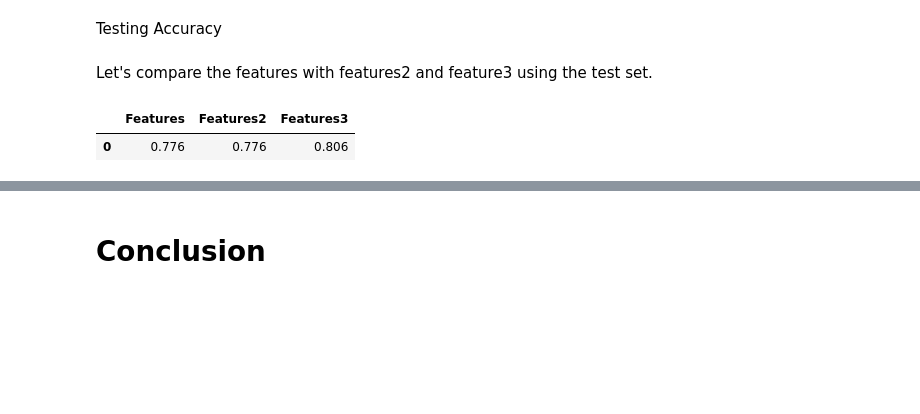
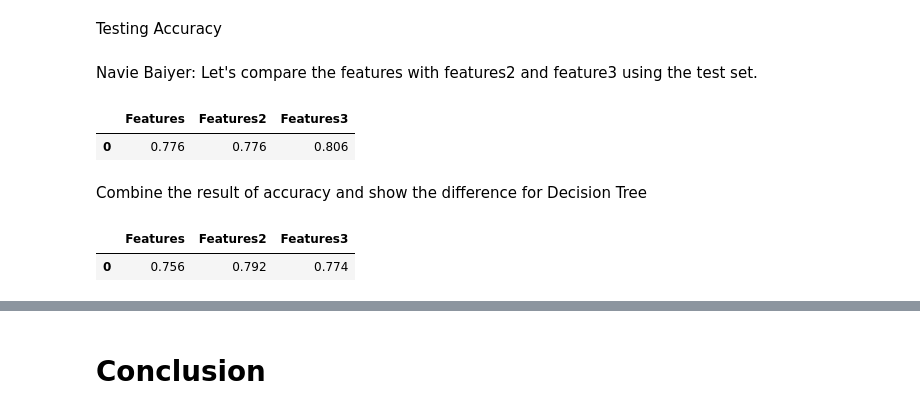
Before and after one commit to mharrisonbaker/DATA620, a Jupyter notebook: Project3.ipynb, the cells around one changed output, grey strips where cells are left out. Saved outputs shown, nothing was run; the diff lists cells and outputs as text; code cells hidden in the pictures; blank space fills up the shorter version.

```diff
--- a/Project3.ipynb
+++ b/Project3.ipynb
@@ -227,9 +231,9 @@ train_featuresets3 = [(gender_features3(n), g) for (n, g) in train_set]
 test_featuresets3 = [(gender_features3(n), g) for (n, g) in test_set]
 devtest_featuresets3 = [(gender_features3(n), g) for (n, g) in devtest_names]
 # %%
-classifier3 = nltk.NaiveBayesClassifier.train(train_featuresets3)
+nb3 = nltk.NaiveBayesClassifier.train(train_featuresets3)
 
-print ('Accuracy: %4.2f' %nltk.classify.accuracy(classifier3, devtest_featuresets3))
+print ('Accuracy: %4.2f' %nltk.classify.accuracy(nb3, devtest_featuresets3))
 # %% [output]
 Accuracy: 0.81
 # %%
@@ -270,0 +279,4 @@ The result is much better and has the best accuracy among the 3 feature extracto
+# %%
+dt1 = nltk.classify.DecisionTreeClassifier.train(train_featureset)
+
+print ('Accuracy: %4.2f' %nltk.classify.accuracy(dt1, devtest_featureset))
@@ -270,0 +321,4 @@ The result is much better and has the best accuracy among the 3 feature extracto
+# %%
+dt2 = nltk.classify.DecisionTreeClassifier.train(train_featuresets2)
+
+print ('Accuracy: %4.2f' %nltk.classify.accuracy(dt2, devtest_featuresets2))
@@ -270,0 +365,4 @@ The result is much better and has the best accuracy among the 3 feature extracto
+# %%
+dt3 = nltk.classify.DecisionTreeClassifier.train(train_featuresets3)
+
+print ('Accuracy: %4.2f' %nltk.classify.accuracy(dt3, devtest_featuresets3))
@@ -284,7 +420,7 @@ accuracy_dev_test_df
 # %% [markdown]
 Testing Accuracy
 # %% [markdown]
-Let's compare the features with features2 and feature3 using the test set.
+Navie Baiyer: Let's compare the features with features2 and feature3 using the test set.
 # %%
 accuracy_test_df = pd.DataFrame()
 accuracy_test_df = accuracy_test_df.append({
@@ -296,3 +432,16 @@ accuracy_test_df
 # %% [output]
 |  | Features | Features2 | Features3 |
 | 0 | 0.776 | 0.776 | 0.806 |
+# %% [markdown]
+Combine the result of accuracy and show the difference for Decision Tree
+# %%
+accuracy_dev_test_df_dt = pd.DataFrame()
+accuracy_dev_test_df_dt = accuracy_dev_test_df_dt.append({
+    "Features": nltk.classify.accuracy(dt1, devtest_featuresets),
+    "Features2": nltk.classify.accuracy(dt2, devtest_featuresets2),
+    "Features3": nltk.classify.accuracy(dt3, devtest_featuresets3)
+    }, ignore_index=True)
+accuracy_dev_test_df_dt
+# %% [output]
+|  | Features | Features2 | Features3 |
+| 0 | 0.756 | 0.792 | 0.774 |
```
Also changed, not shown: parts of 42 cells of this notebook.
